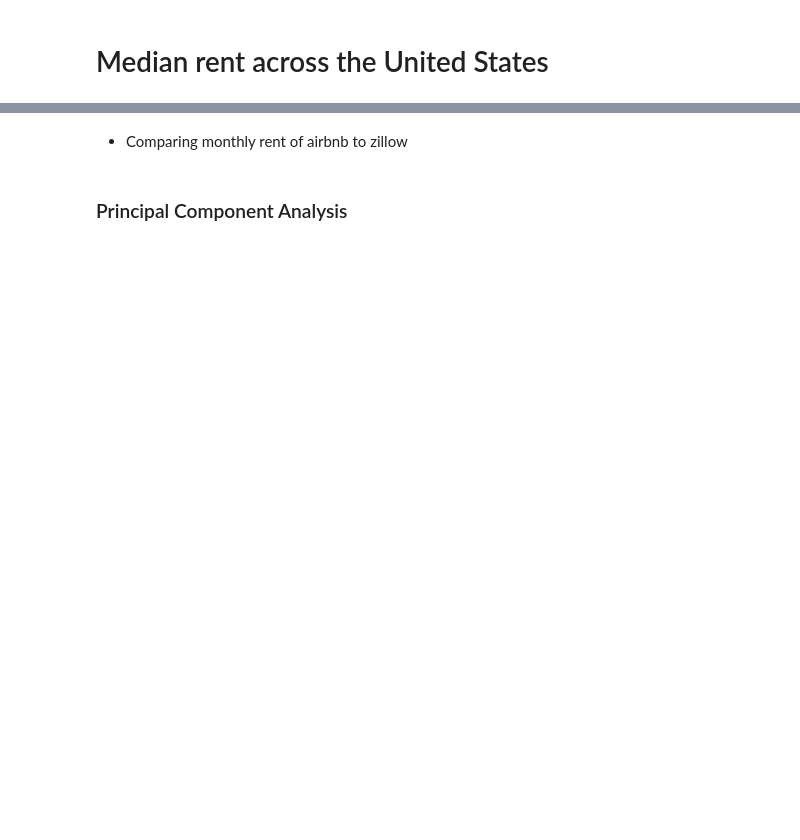
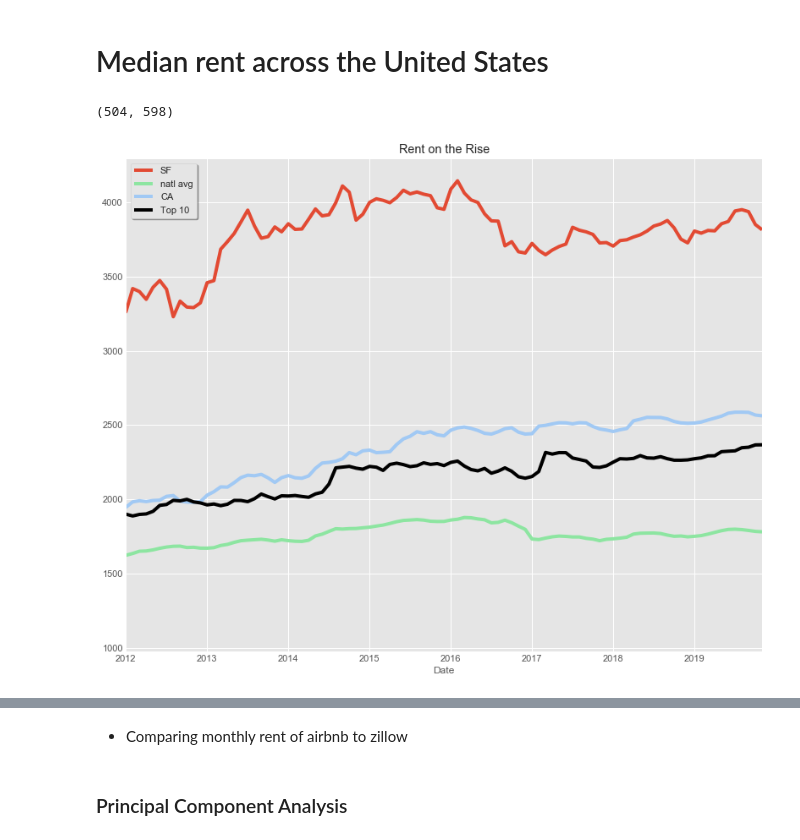
Before and after one commit to KishenSharma6/Airbnb-Analysis, a Jupyter notebook: Project Codes/05. Modeling/2020_0214_Calendar_TimeSeries.ipynb, the cells around one changed output, grey strips where cells are left out. Drawn from its saved outputs; the diff is of its cells as text; code cells hidden in the pictures; blank space fills up the shorter version.

```diff
--- a/Project Codes/05. Modeling/2020_0214_Calendar_TimeSeries.ipynb
+++ b/Project Codes/05. Modeling/2020_0214_Calendar_TimeSeries.ipynb
@@ -223,15 +147,26 @@ plt.legend(title='Legend', frameon = True, loc='upper left');
 # %%
 #SF vs rest of US Rent
 
 plt.style.use('ggplot')
 
-fig, ax = plt.subplots(figsize = (12,5))
-sf_zillow.groupby('Date')['Median_Rent'].mean().plot(kind = 'line', color = 'r')
+fig, ax = plt.subplots(figsize = (12,10))
+ax1 = zillow[zillow.City == 'San Francisco'].groupby(['Date'])['Median_Rent'].mean().plot(kind = 'line',
+                                                                            label= 'SF', ax=ax)
+ax2 = zillow.groupby(['Date'])['Median_Rent'].mean().plot(kind = 'line', color= 'g', label = 'natl avg')#natl average
 
-zillow.groupby(['Date'])['Median_Rent'].mean().plot(kind = 'line', color= 'g')#natl average
-
-plt.title('Comparing rent accross the Unites states vs SF(in airbnb specofically)')
 #We also noted each state's region size ranking, which represents how big it is population-wise;
 #California is ranked No. 1 with the largest population of all states, while Wyoming is ranked No. 51
-zillow[zillow.SizeRank < 2].groupby(['Date'])['Median_Rent'].mean().plot(kind = 'line', color = 'b')#this is compared to CA
-zillow[zillow.SizeRank < 10].groupby(['Date'])['Median_Rent'].mean().plot(kind = 'line', color = 'black')#purp(top 10 largest in US)
+ax3 = zillow[zillow.State == 'CA'].groupby(['Date'])['Median_Rent'].mean().plot(kind = 'line', color = 'b', label= 'CA',
+                                                                               )#this is compared to CA
+
+ax4 = zillow.loc[(zillow.State != 'CA') & (zillow.SizeRank.isin(np.arange(1,15)))].groupby(['Date'])['Median_Rent'].mean().plot(kind = 'line', color = 'black',
+                                                                         label = 'Top 10',
+                                                                            )#purp(top 10 largest cities in US)
+
+
+plt.title('Rent on the Rise')
+ax.legend(fancybox = True, frameon=True, shadow = True)
+ax.set_xlim(['2012', '2019-11-01'])   # set the xlim to left, right
+# %% [output]
+(504, 598)
+[figure, added]
```
Also changed, not shown: parts of 46 cells of this notebook.
